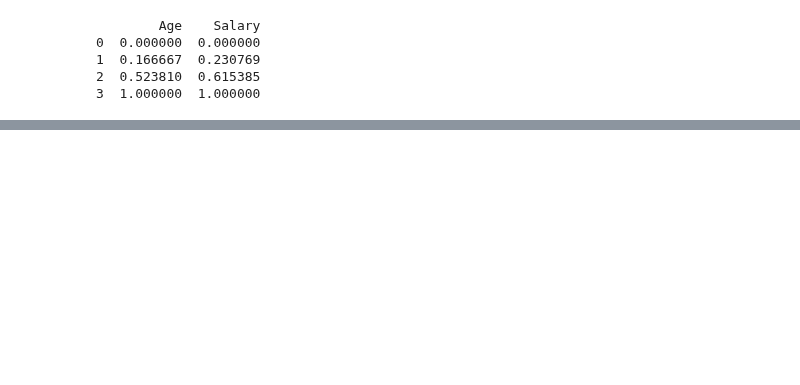
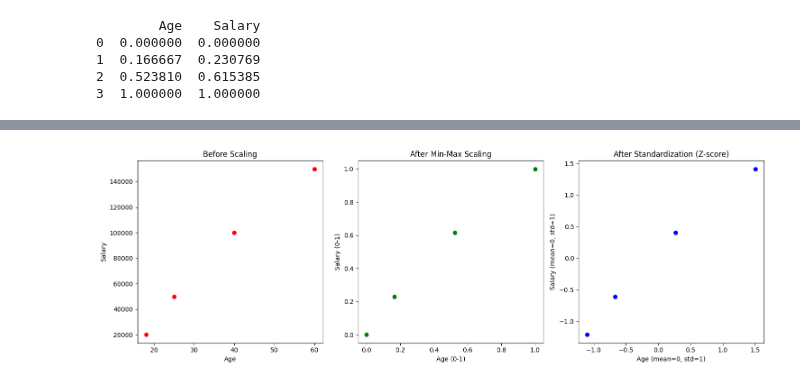
Before and after one commit to ejazurrehman/AI---Data_Science_Course, a Jupyter notebook: pyton_for_data_science/20_feature_scaling.ipynb, the cells around one changed output, grey strips where cells are left out. Saved outputs shown, nothing was run; the diff lists cells and outputs as text; code cells hidden in the pictures; blank space fills up the shorter version.

```diff
--- a/pyton_for_data_science/20_feature_scaling.ipynb
+++ b/pyton_for_data_science/20_feature_scaling.ipynb
@@ -51,0 +99,45 @@ print(pd.DataFrame(scaled, columns=df.columns))
+# %%
+import matplotlib.pyplot as plt
+import pandas as pd
+from sklearn.preprocessing import MinMaxScaler, StandardScaler
+
+# Sample dataset
+data = {
+    "Age": [18, 25, 40, 60],
+    "Salary": [20000, 50000, 100000, 150000]
+}
+df = pd.DataFrame(data)
+
+# Apply Min-Max Scaling
+minmax_scaler = MinMaxScaler()
+df_minmax = pd.DataFrame(minmax_scaler.fit_transform(df), columns=df.columns)
+
+# Apply Standardization
+std_scaler = StandardScaler()
+df_std = pd.DataFrame(std_scaler.fit_transform(df), columns=df.columns)
+
+# Plotting
+fig, axes = plt.subplots(1, 3, figsize=(15, 5))
+
+# Original Data
+axes[0].scatter(df["Age"], df["Salary"], color="red")
+axes[0].set_title("Before Scaling")
+axes[0].set_xlabel("Age")
+axes[0].set_ylabel("Salary")
+
+# Min-Max Scaling
+axes[1].scatter(df_minmax["Age"], df_minmax["Salary"], color="green")
+axes[1].set_title("After Min-Max Scaling")
+axes[1].set_xlabel("Age (0-1)")
+axes[1].set_ylabel("Salary (0-1)")
+
+# Standardization
+axes[2].scatter(df_std["Age"], df_std["Salary"], color="blue")
+axes[2].set_title("After Standardization (Z-score)")
+axes[2].set_xlabel("Age (mean=0, std=1)")
+axes[2].set_ylabel("Salary (mean=0, std=1)")
+
+plt.tight_layout()
+plt.show()
+# %% [output]
+[figure, added]
```
Also changed, not shown: parts of 8 cells of this notebook.
